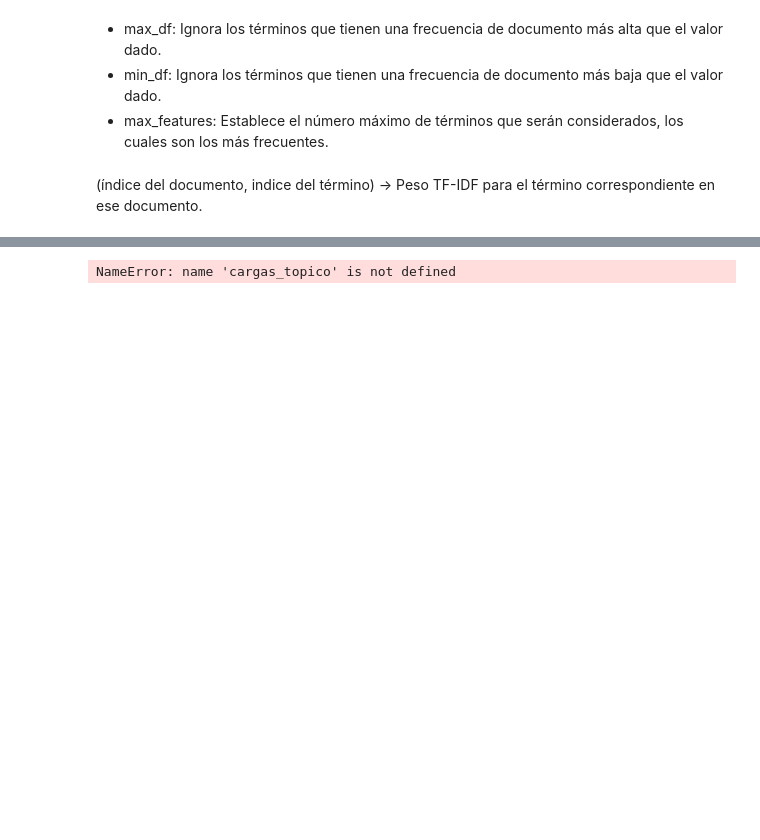
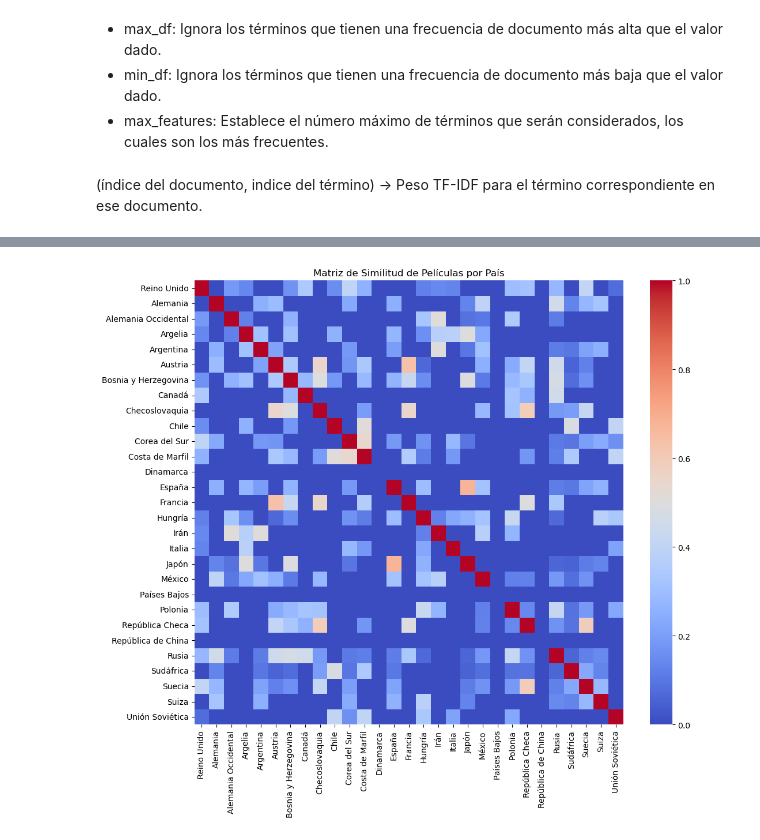
Before and after one commit to sofi-devv/oscarsAwardsAnalysis, a Jupyter notebook: main.ipynb, the cells around one changed output, grey strips where cells are left out. Drawn from its saved outputs; the diff is of its cells as text; code cells hidden in the pictures; blank space fills up the shorter version.

```diff
--- a/main.ipynb
+++ b/main.ipynb
@@ -349,8 +419,20 @@ plt.show()
+# %%
+# haz un df agrupado por pais
+df_pais = df.groupby('País').size().reset_index(name='Count')
+
+# grafica la matriz de similitud de las peliculas por pais
+plt.figure(figsize=(12, 10))
+sns.heatmap(cosine_similarity(tfslimpio[df_pais.index]), cmap='coolwarm', xticklabels=df_pais['País'], yticklabels=df_pais['País'])
+plt.title('Matriz de Similitud de Películas por País')
+plt.show()
+# %% [output]
+[figure, added]
 # %%
 import plotly.express as px
 import pandas as pd
 import numpy as np
 
+cargas_topico = nmflimpio.transform(tfslimpio)
 # Supongamos que cargas_topico y df ya están definidos y cargados
 
 # Extrayendo las coordenadas específicas para graficar y estandarizando
@@ -391,6 +473,4 @@ fig.add_vline(x=0, line_width=2, line_dash="dash", line_color="black")
 fig.add_hline(y=0, line_width=2, line_dash="dash", line_color="black")
 
 fig.show()
-# %% [output]
-NameError: name 'cargas_topico' is not defined
 # %%
```
Also changed, not shown: parts of 17 cells of this notebook.
